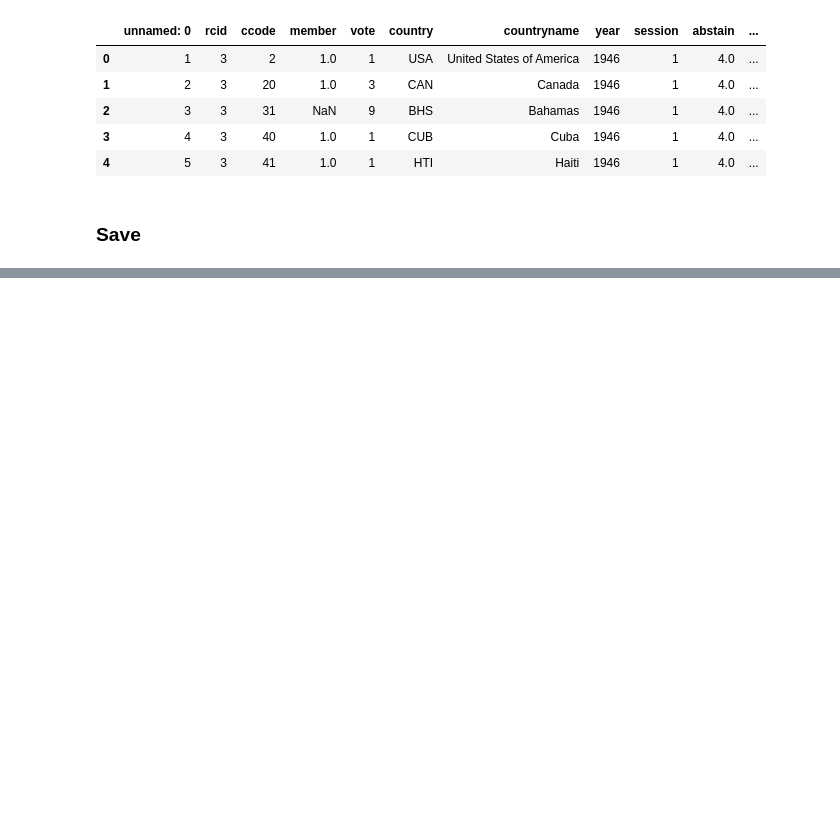
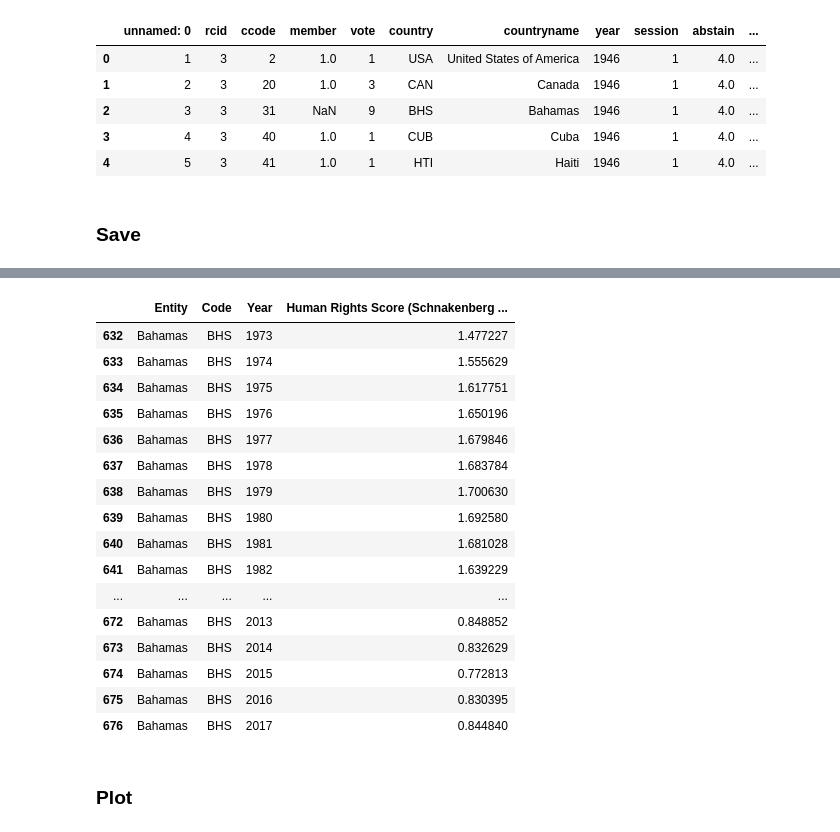
Before and after one commit to lauren-kirsh/Diversity-and-Respresentation-in-UN-Voting, a Jupyter notebook: notebook/UN_data_HR.ipynb, the cells around one changed output, grey strips where cells are left out. Drawn from its saved outputs; the diff is of its cells as text; code cells hidden in the pictures; blank space fills up the shorter version.

```diff
--- a/notebook/UN_data_HR.ipynb
+++ b/notebook/UN_data_HR.ipynb
@@ -187,7 +187,7 @@ UN_data_df.to_csv(r'/content/drive/MyDrive/Senior_Year/Fall_2021/Research/output
 ### Load
 # %%
 # human rights score data
-hr_score_df = pd.read_csv('/content/drive/MyDrive/Senior_Year/Fall_2021/Research/output_data/UN_data_with_GDP_Developed_HR.csv', sep=',')
+hr_score_df = pd.read_csv('/content/drive/MyDrive/Senior_Year/Fall_2021/Research/data/output_data/UN_data_with_GDP_Developed_HR.csv', sep=',')
 # %%
 hr_score_df.head()
 # %% [output]
@@ -285,0 +473,22 @@ temp.to_csv(r'/content/drive/MyDrive/Senior_Year/Fall_2021/Research/output_data/
+# %%
+hr_score_df[hr_score_df['Code'] == 'BHS']
+# %% [output]
+|  | Entity | Code | Year | Human Rights Score (Schnakenberg ... |
+| 632 | Bahamas | BHS | 1973 | 1.477227 |
+| 633 | Bahamas | BHS | 1974 | 1.555629 |
+| 634 | Bahamas | BHS | 1975 | 1.617751 |
+| 635 | Bahamas | BHS | 1976 | 1.650196 |
+| 636 | Bahamas | BHS | 1977 | 1.679846 |
+| 637 | Bahamas | BHS | 1978 | 1.683784 |
+| 638 | Bahamas | BHS | 1979 | 1.700630 |
+| 639 | Bahamas | BHS | 1980 | 1.692580 |
+| 640 | Bahamas | BHS | 1981 | 1.681028 |
+| 641 | Bahamas | BHS | 1982 | 1.639229 |
+| ... | ... | ... | ... | ... |
+| 672 | Bahamas | BHS | 2013 | 0.848852 |
+| 673 | Bahamas | BHS | 2014 | 0.832629 |
+| 674 | Bahamas | BHS | 2015 | 0.772813 |
+| 675 | Bahamas | BHS | 2016 | 0.830395 |
+| 676 | Bahamas | BHS | 2017 | 0.844840 |
+# %% [markdown]
+### Plot
```
Also changed, not shown: parts of 41 cells of this notebook.
